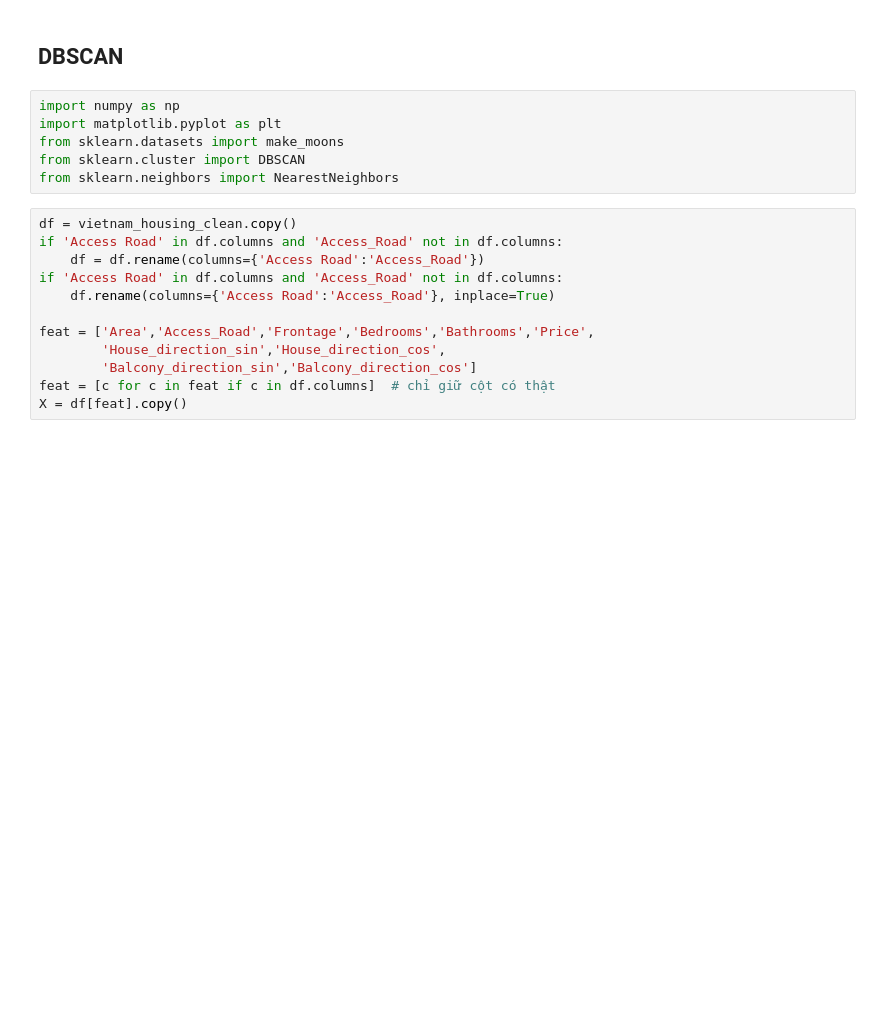
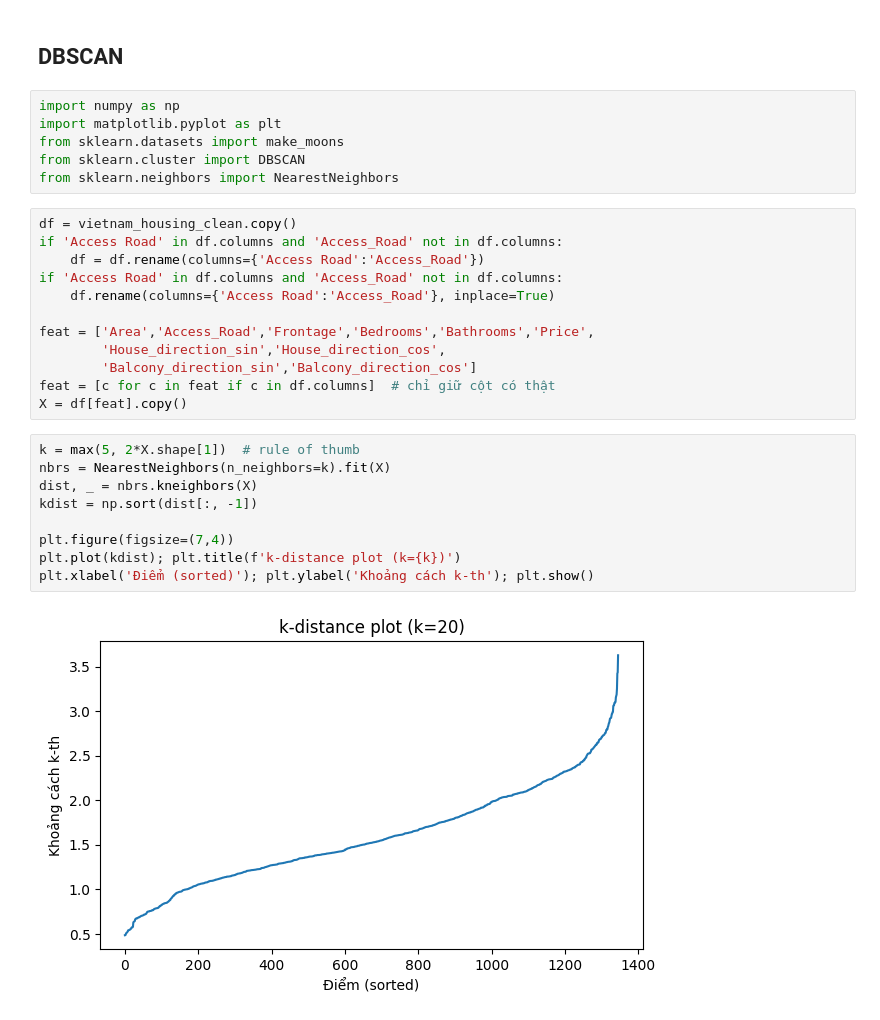
Before and after one commit to Project-cu-i-k/final_project_group4, a Jupyter notebook: python_nhap.ipynb, the cells around one changed output. Saved outputs shown, nothing was run; the diff lists cells and outputs as text; blank space fills up the shorter version.

```diff
--- a/python_nhap.ipynb
+++ b/python_nhap.ipynb
@@ -464,3 +425,14 @@ feat = ['Area','Access_Road','Frontage','Bedrooms','Bathrooms','Price',
         'Balcony_direction_sin','Balcony_direction_cos']
 feat = [c for c in feat if c in df.columns]  # chỉ giữ cột có thật
 X = df[feat].copy()
+# %%
+k = max(5, 2*X.shape[1])  # rule of thumb
+nbrs = NearestNeighbors(n_neighbors=k).fit(X)
+dist, _ = nbrs.kneighbors(X)
+kdist = np.sort(dist[:, -1])
+
+plt.figure(figsize=(7,4))
+plt.plot(kdist); plt.title(f'k-distance plot (k={k})')
+plt.xlabel('Điểm (sorted)'); plt.ylabel('Khoảng cách k-th'); plt.show()
+# %% [output]
+[figure, added]
```
Also changed, not shown: parts of 29 cells of this notebook, 3 other files.
